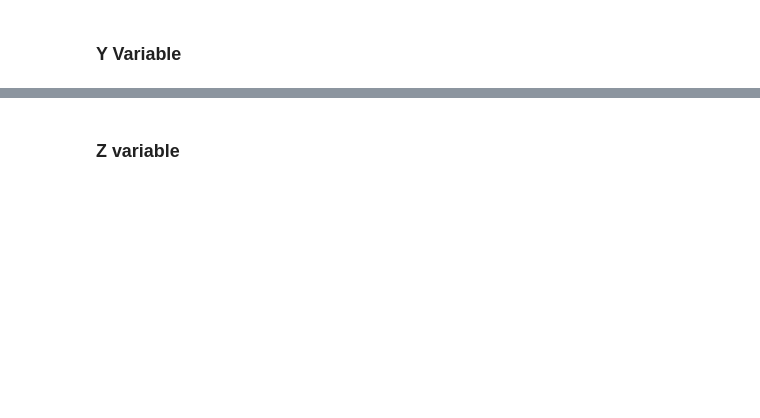
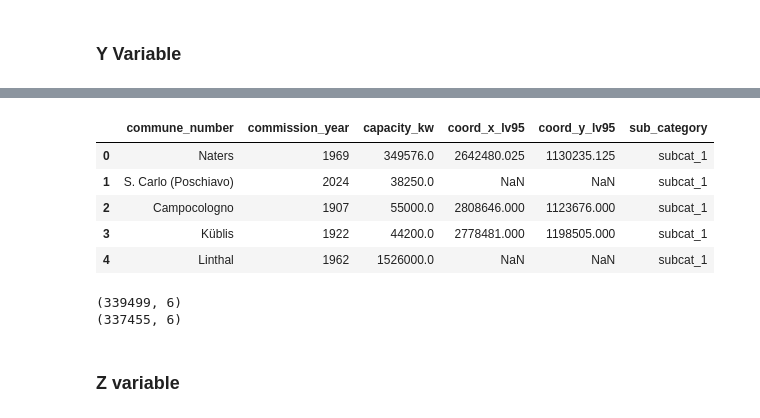
Before and after one commit to marierobillon/DS_causal_inf_for_sustainability_teamwork, a Jupyter notebook: main.ipynb, the cells around one changed output, grey strips where cells are left out. Cells and saved outputs as stored; diff of their text form; code cells hidden in the pictures; blank space fills up the shorter version.

```diff
--- a/main.ipynb
+++ b/main.ipynb
@@ -144,3 +88,48 @@ print(solar.head())
+# %%
+# Keep only the columns we need for Y
+# -----------------------------------
+
+renaming_map = {
+    "xtf_id"               : "plant_id",          # unique identifier for the plant
+    "Address"              : "address",           # street address of the plant
+    "PostCode"             : "postcode",          # postal code
+    "Municipality"         : "commune_number",    # old commune ID (matches tariff & census)
+    "Canton"               : "canton",            # Canton abbreviation (e.g. VS, GR)
+    "EGID"                 : "egid",              # official land‑registry identifier
+    "BeginningOfOperation": "commission_date",# date the plant entered service
+    "InitialPower"         : "initial_power",     # power at start (kW) – rarely used
+    "TotalPower"           : "capacity_kw",       # current installed capacity (kW)
+    "MainCategory"         : "main_category",     # high‑level plant class
+    "SubCategory"          : "sub_category",      # detailed plant class (subcat_2 = solar)
+    "PlantCategory"        : "plant_category",    # mounting type (attached, integrated, free‑standing)
+    "_x"                   : "coord_x_lv95",      # Swiss LV95 easting
+    "_y"                   : "coord_y_lv95"       # Swiss LV95 northing
+}
+plants = plants.rename(columns=renaming_map)
+# %%
+# Extract year from commissioning date (format: YYYY‑MM‑DD or YYYY)
+plants["commission_year"] = pd.to_datetime(plants["commission_date"], errors="coerce").dt.year
+# We need: commune_number (or postcode → commune), commissioning year,capacity (kW), and coordinates (_x, _y) for spatial checks.
+cols_needed_y = ["commune_number", "commission_year", "capacity_kw", "coord_x_lv95", "coord_y_lv95","sub_category"]
+plants = plants[cols_needed_y]
+
+plants.head()
+# %% [output]
+|  | commune_number | commission_year | capacity_kw | coord_x_lv95 | coord_y_lv95 | sub_category |
+| 0 | Naters | 1969 | 349576.0 | 2642480.025 | 1130235.125 | subcat_1 |
+| 1 | S. Carlo (Poschiavo) | 2024 | 38250.0 | NaN | NaN | subcat_1 |
+| 2 | Campocologno | 1907 | 55000.0 | 2808646.000 | 1123676.000 | subcat_1 |
+| 3 | Küblis | 1922 | 44200.0 | 2778481.000 | 1198505.000 | subcat_1 |
+| 4 | Linthal | 1962 | 1526000.0 | NaN | NaN | subcat_1 |
+# %%
+# Keep only solar plants (SubCategory code = 'subcat_2')
+solar = plants[plants["sub_category"] == "subcat_2"].copy()
+
+print(plants.shape)
+print(solar.shape)
+# %% [output]
+(339499, 6)
+(337455, 6)
 # %% [markdown]
 ### Z variable
 # %%
```
Also changed, not shown: parts of 9 cells of this notebook.
